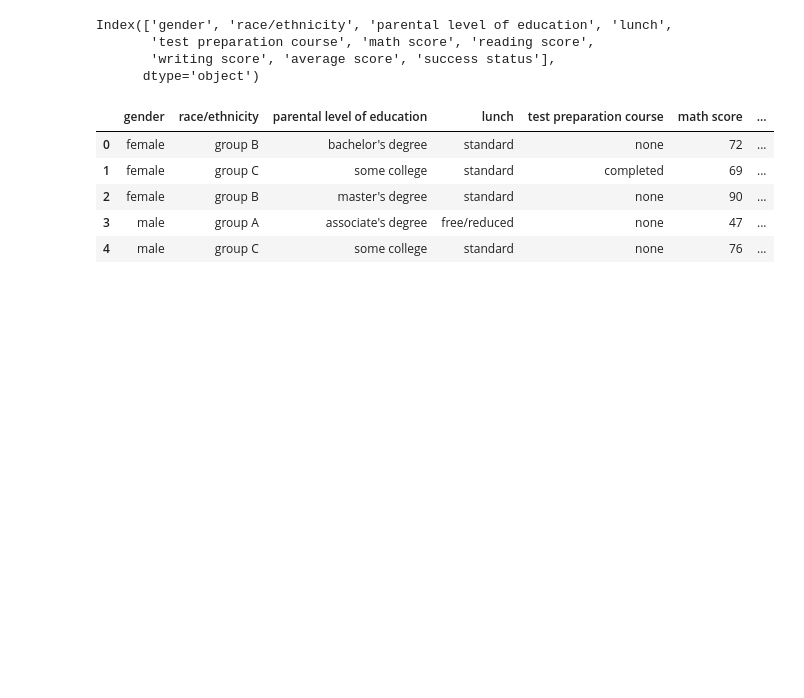
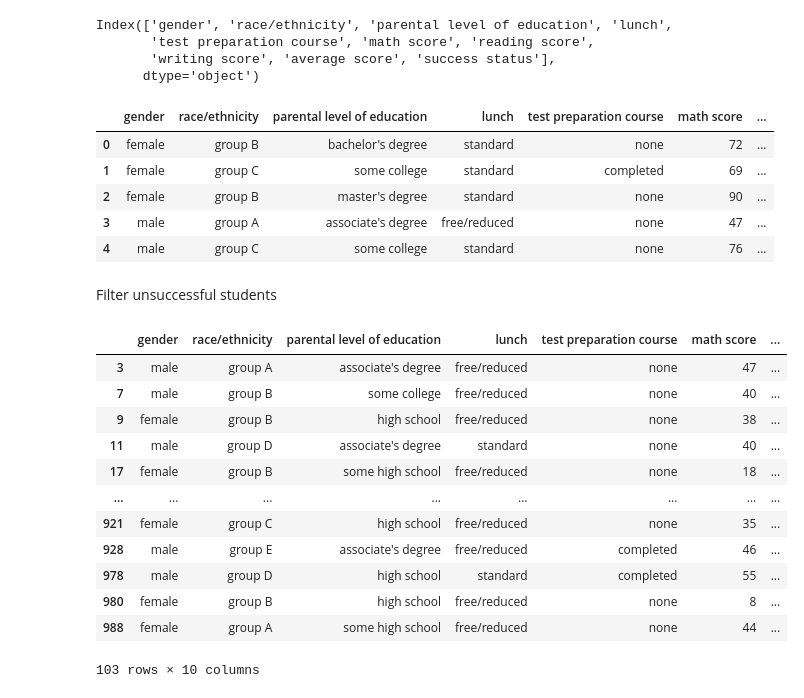
Before and after one commit to Rezashatery/Student-Performance-Analysis, a Jupyter notebook: Student-Performance-Analysis.ipynb, the cells around one changed output. Cells and saved outputs as stored; diff of their text form; code cells hidden in the pictures; blank space fills up the shorter version.

Commit message:
failed students

```diff
--- a/Student-Performance-Analysis.ipynb
+++ b/Student-Performance-Analysis.ipynb
@@ -242,3 +242,26 @@ df.head()
 | 2 | female | group B | master's degree | standard | none | 90 | ... |
 | 3 | male | group A | associate's degree | free/reduced | none | 47 | ... |
 | 4 | male | group C | some college | standard | none | 76 | ... |
+# %% [markdown]
+
+Filter unsuccessful students
+# %%
+failed_students = df[df['success status'] == 'unsuccessful']
+# %%
+
+
+failed_students
+# %% [output]
+|  | gender | race/ethnicity | parental level of education | lunch | test preparation course | math score | ... |
+| 3 | male | group A | associate's degree | free/reduced | none | 47 | ... |
+| 7 | male | group B | some college | free/reduced | none | 40 | ... |
+| 9 | female | group B | high school | free/reduced | none | 38 | ... |
+| 11 | male | group D | associate's degree | standard | none | 40 | ... |
+| 17 | female | group B | some high school | free/reduced | none | 18 | ... |
+| ... | ... | ... | ... | ... | ... | ... | ... |
+| 921 | female | group C | high school | free/reduced | none | 35 | ... |
+| 928 | male | group E | associate's degree | free/reduced | completed | 46 | ... |
+| 978 | male | group D | high school | standard | completed | 55 | ... |
+| 980 | female | group B | high school | free/reduced | none | 8 | ... |
+| 988 | female | group A | some high school | free/reduced | none | 44 | ... |
+103 rows × 10 columns
```
